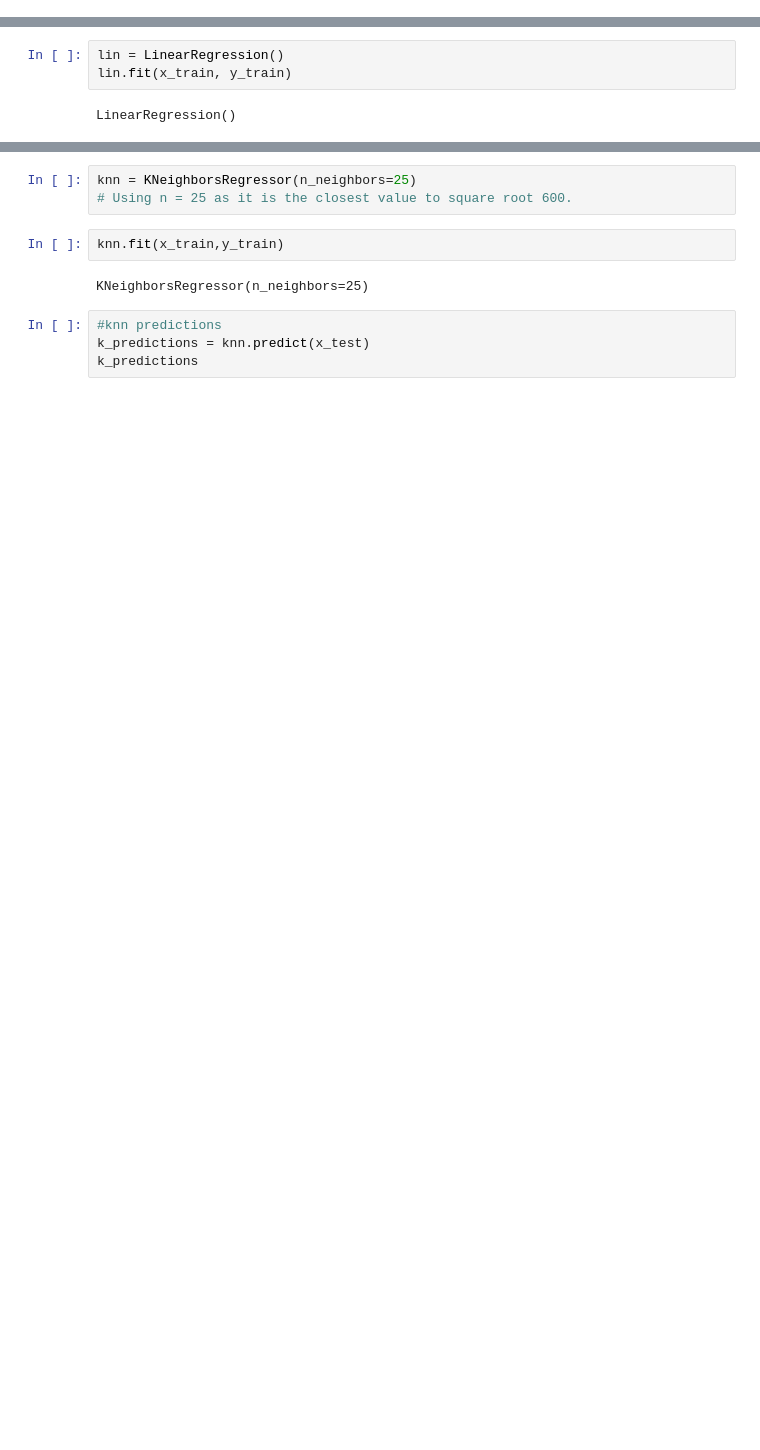
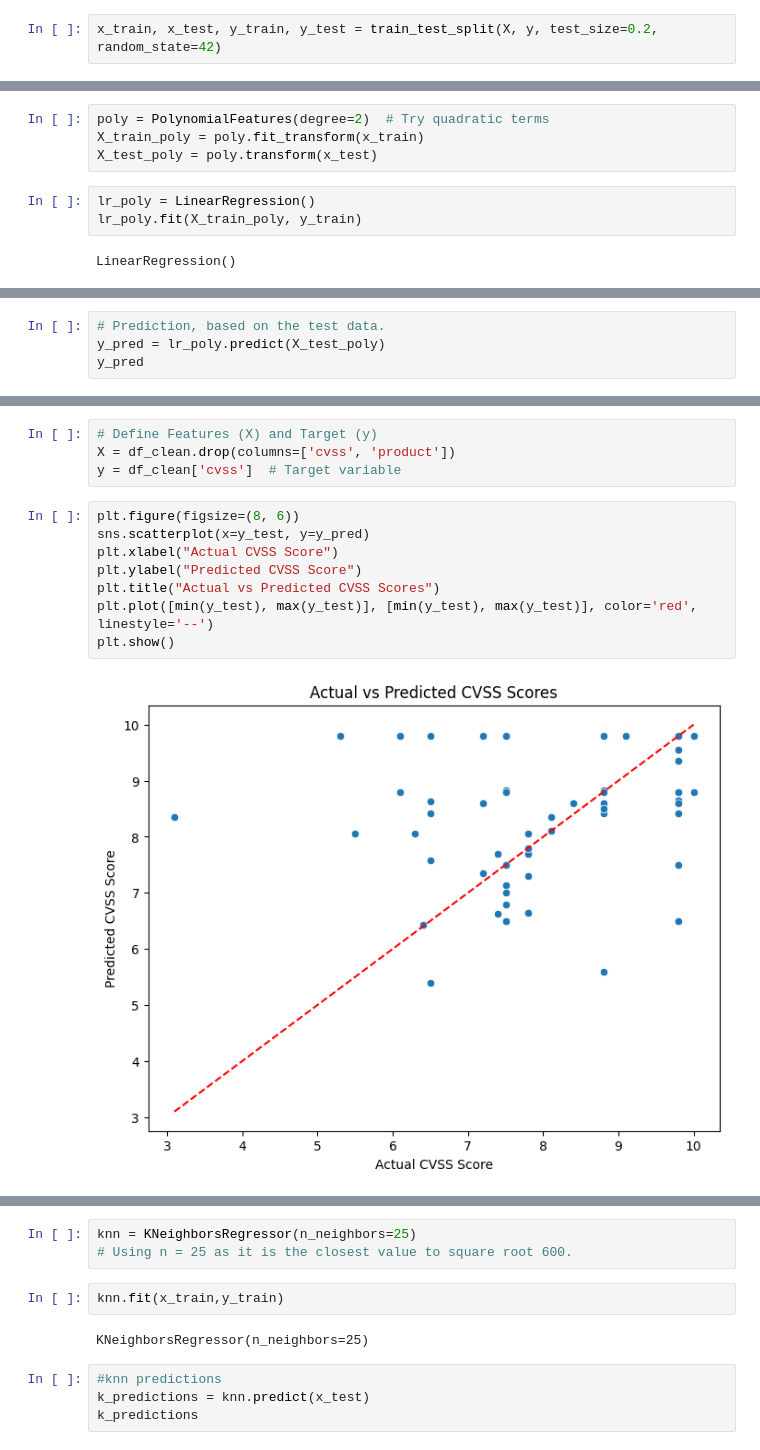
Before and after one commit to S10241798/AITT, a Jupyter notebook: AITT Assignment.ipynb, the cells around one changed output, grey strips where cells are left out. Saved outputs shown, nothing was run; the diff lists cells and outputs as text; blank space fills up the shorter version.

```diff
--- a/AITT Assignment.ipynb
+++ b/AITT Assignment.ipynb
@@ -350,11 +334,17 @@ x_train, x_test, y_train, y_test = train_test_split(x, y)
+# %%
+x_train, x_test, y_train, y_test = train_test_split(X, y, test_size=0.2, random_state=42)
 # %%
 # checking datatypes of both x_train and y_train
 x_train.dtypes
 y_train.dtypes
 # %% [output]
 dtype('float64')
+# %%
+poly = PolynomialFeatures(degree=2)  # Try quadratic terms
+X_train_poly = poly.fit_transform(x_train)
+X_test_poly = poly.transform(x_test)
 # %%
-lin = LinearRegression()
-lin.fit(x_train, y_train)
+lr_poly = LinearRegression()
+lr_poly.fit(X_train_poly, y_train)
 # %% [output]
 LinearRegression()
@@ -368,0 +351,4 @@ plt.show()
+# %%
+# Prediction, based on the test data.
+y_pred = lr_poly.predict(X_test_poly)
+y_pred
@@ -368,0 +379,14 @@ plt.show()
+# %%
+# Define Features (X) and Target (y)
+X = df_clean.drop(columns=['cvss', 'product'])
+y = df_clean['cvss']  # Target variable
+# %%
+plt.figure(figsize=(8, 6))
+sns.scatterplot(x=y_test, y=y_pred)
+plt.xlabel("Actual CVSS Score")
+plt.ylabel("Predicted CVSS Score")
+plt.title("Actual vs Predicted CVSS Scores")
+plt.plot([min(y_test), max(y_test)], [min(y_test), max(y_test)], color='red', linestyle='--')
+plt.show()
+# %% [output]
+[figure, added]
```
Also changed, not shown: parts of 18 cells of this notebook.
